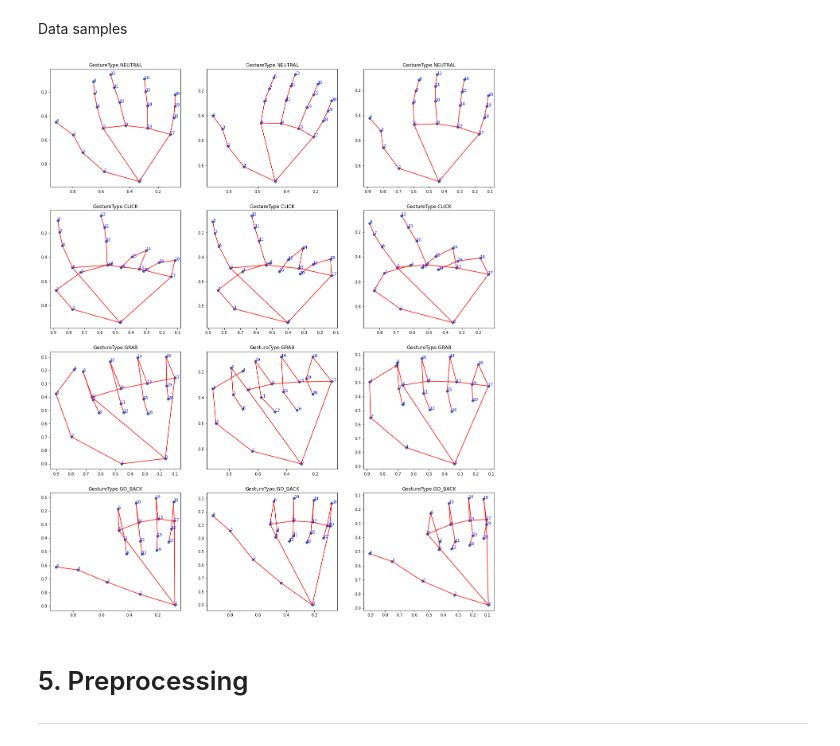
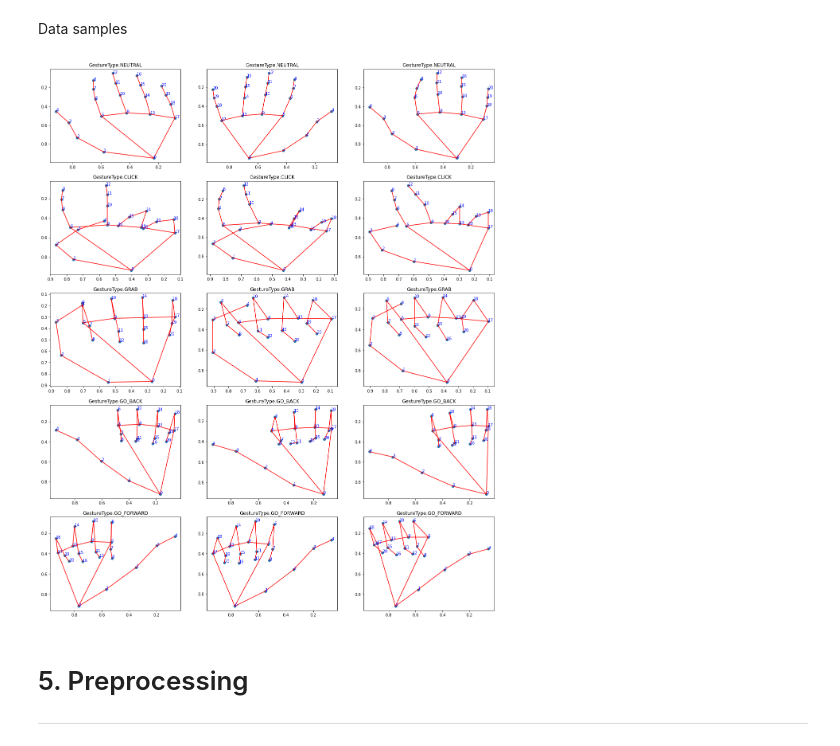
Before and after one commit to JanSzewczyk/hands-control-system, a Jupyter notebook: hands-gesture-classifier.ipynb, the cells around one changed output. Cells and saved outputs as stored; diff of their text form; code cells hidden in the pictures.

Commit message:
v_1_1_1 Update code with new hands gesture

```diff
--- a/hands-gesture-classifier.ipynb
+++ b/hands-gesture-classifier.ipynb
@@ -210,7 +211,7 @@ draw_hand_gesture(new_landmarks, 'Serialized hand landmarks')
 # %%
-columns = ['target']
+columns = ['target', 'hand_type']
 for val in range(1, number_coords + 1):
     columns += [f'x_{val}', f'y_{val}', f'z_{val}']
 
-columns
+print(columns)
 # %% [output]
@@ -377,19 +393,19 @@ Data samples
 # %%
 samples = df.loc[df.target == gesture_types[0]].sample(3).values.tolist()
 
 for i in range(1, len(gesture_types)):
     samples = np.concatenate((samples, np.array(df.loc[df.target == gesture_types[i]].sample(3).values.tolist())))
 
 plt.figure(figsize=(20, 25))
 for i, sample in enumerate(samples):
-    plt.subplot(4, 3, i+1)
+    plt.subplot(5, 3, i+1)
     gesture_index = int(sample.item(0))
-    sample_landmarks = np.delete(sample, 0)
+    sample_landmarks = sample[2:]
     sample_landmarks = np.split(sample_landmarks, len(sample_landmarks) / 3)
 
     draw_hand_gesture(sample_landmarks, f'{GestureType(gesture_index)}')
 # %% [output]
-[figure, old version]
+[figure, new version]
 # %% [markdown]
 # 5. Preprocessing
 ---
```
Also changed, not shown: parts of 38 cells of this notebook, 5 other files.
